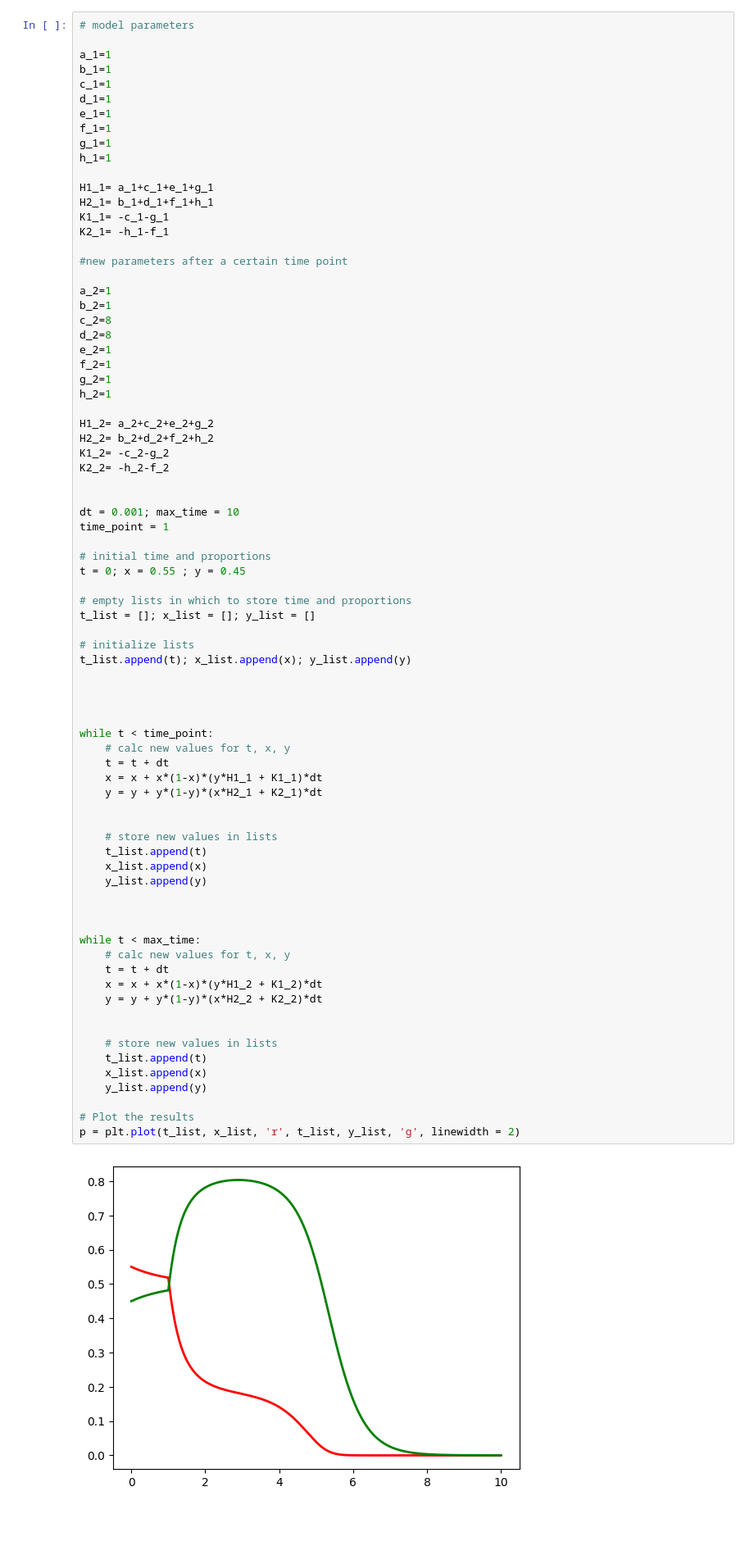
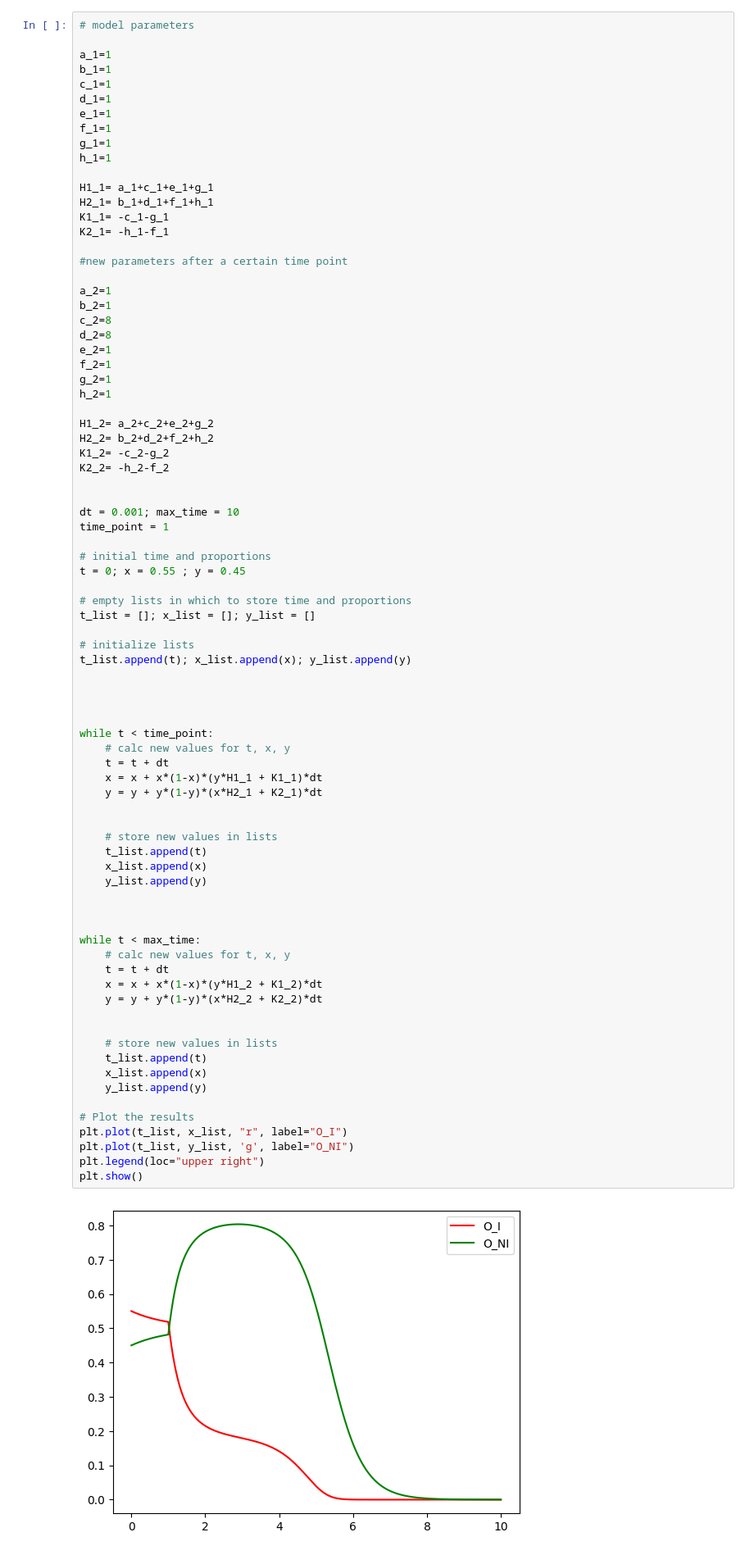
Before and after one commit to aslik97/SpreadOfRumors, a Jupyter notebook: rumor spread.ipynb, the cells around one changed output. Shown at 82% size. Saved outputs shown, nothing was run; the diff lists cells and outputs as text; blank space fills up the shorter version.

```diff
--- a/rumor spread.ipynb
+++ b/rumor spread.ipynb
@@ -391,32 +458,35 @@ t_list.append(t); x_list.append(x); y_list.append(y)
 
 
 while t < time_point:
     # calc new values for t, x, y
     t = t + dt
     x = x + x*(1-x)*(y*H1_1 + K1_1)*dt
     y = y + y*(1-y)*(x*H2_1 + K2_1)*dt
 
 
     # store new values in lists
     t_list.append(t)
     x_list.append(x)
     y_list.append(y)
 
 
 
 while t < max_time:
     # calc new values for t, x, y
     t = t + dt
     x = x + x*(1-x)*(y*H1_2 + K1_2)*dt
     y = y + y*(1-y)*(x*H2_2 + K2_2)*dt
 
 
     # store new values in lists
     t_list.append(t)
     x_list.append(x)
     y_list.append(y)
 
 # Plot the results
-p = plt.plot(t_list, x_list, 'r', t_list, y_list, 'g', linewidth = 2)
+plt.plot(t_list, x_list, "r", label="O_I")
+plt.plot(t_list, y_list, 'g', label="O_NI")
+plt.legend(loc="upper right")
+plt.show()
 # %% [output]
-[figure, old version]
+[figure, new version]
```
Also changed, not shown: parts of 7 cells of this notebook.
